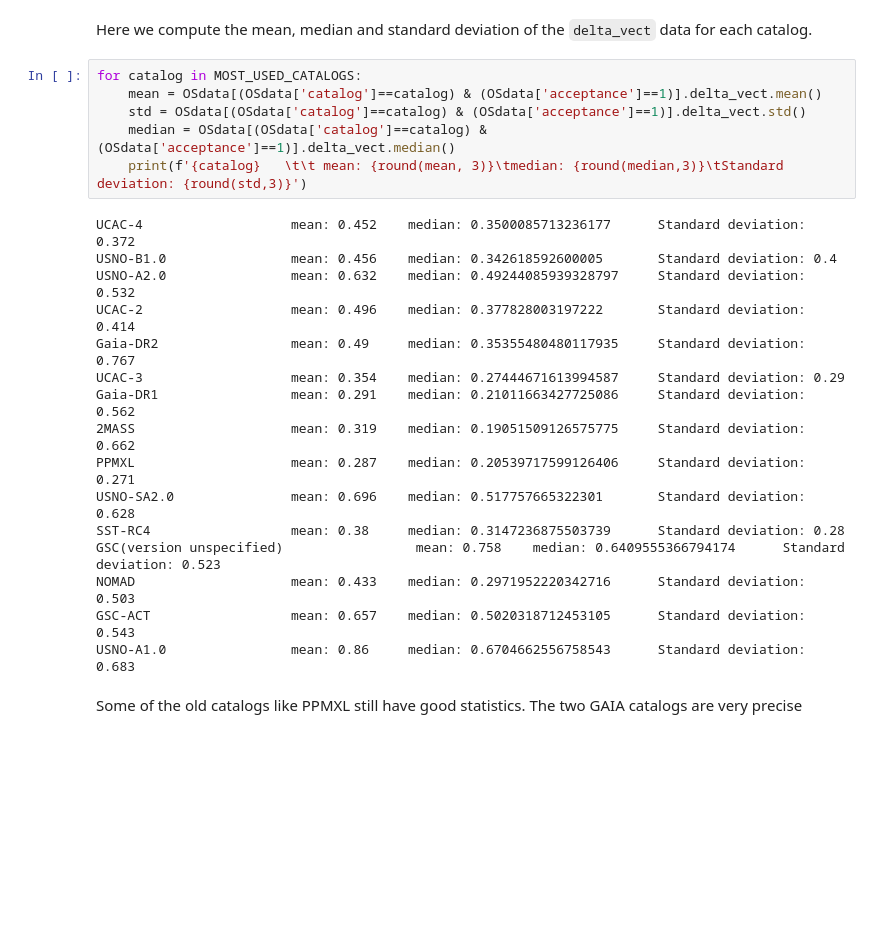
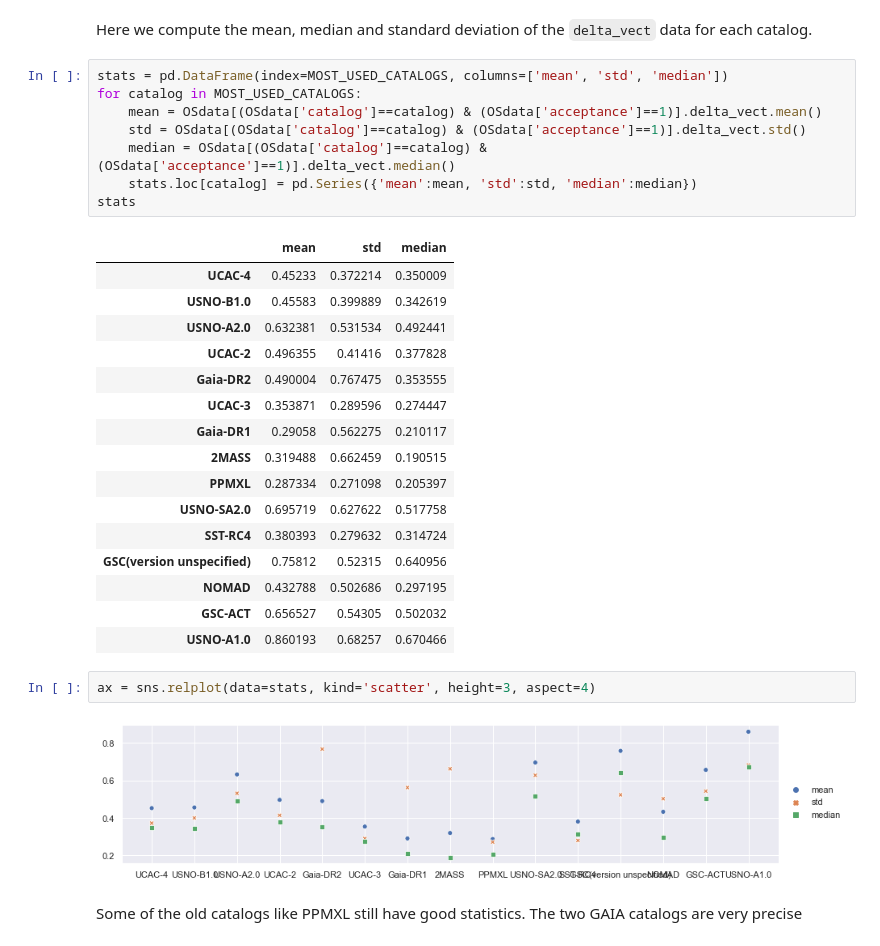
Before and after one commit to Keith-Maxwell/DynAstVO-Stats, a Jupyter notebook: Visualisation_DynAstVO.ipynb, the cells around one changed output. Drawn from its saved outputs; the diff is of its cells as text; blank space fills up the shorter version.

```diff
--- a/Visualisation_DynAstVO.ipynb
+++ b/Visualisation_DynAstVO.ipynb
@@ -198,27 +190,34 @@ OSdata['delta_vect'] = OSdata.apply(lambda row: np.sqrt(row.RA_delta**2 + row.DE
 # %% [markdown]
 Here we compute the mean, median and standard deviation of the `delta_vect` data for each catalog.
 # %%
+stats = pd.DataFrame(index=MOST_USED_CATALOGS, columns=['mean', 'std', 'median'])
 for catalog in MOST_USED_CATALOGS:
     mean = OSdata[(OSdata['catalog']==catalog) & (OSdata['acceptance']==1)].delta_vect.mean()
     std = OSdata[(OSdata['catalog']==catalog) & (OSdata['acceptance']==1)].delta_vect.std()
     median = OSdata[(OSdata['catalog']==catalog) & (OSdata['acceptance']==1)].delta_vect.median()
-    print(f'{catalog}   \t\t mean: {round(mean, 3)}\tmedian: {round(median,3)}\tStandard deviation: {round(std,3)}')
+    stats.loc[catalog] = pd.Series({'mean':mean, 'std':std, 'median':median})
+stats
 # %% [output]
-UCAC-4                   mean: 0.452    median: 0.3500085713236177      Standard deviation: 0.372
-USNO-B1.0                mean: 0.456    median: 0.342618592600005       Standard deviation: 0.4
-USNO-A2.0                mean: 0.632    median: 0.49244085939328797     Standard deviation: 0.532
-UCAC-2                   mean: 0.496    median: 0.377828003197222       Standard deviation: 0.414
-Gaia-DR2                 mean: 0.49     median: 0.35355480480117935     Standard deviation: 0.767
-UCAC-3                   mean: 0.354    median: 0.27444671613994587     Standard deviation: 0.29
-Gaia-DR1                 mean: 0.291    median: 0.21011663427725086     Standard deviation: 0.562
-2MASS                    mean: 0.319    median: 0.19051509126575775     Standard deviation: 0.662
-PPMXL                    mean: 0.287    median: 0.20539717599126406     Standard deviation: 0.271
-USNO-SA2.0               mean: 0.696    median: 0.517757665322301       Standard deviation: 0.628
-SST-RC4                  mean: 0.38     median: 0.3147236875503739      Standard deviation: 0.28
-GSC(version unspecified)                 mean: 0.758    median: 0.6409555366794174      Standard deviation: 0.523
-NOMAD                    mean: 0.433    median: 0.2971952220342716      Standard deviation: 0.503
-GSC-ACT                  mean: 0.657    median: 0.5020318712453105      Standard deviation: 0.543
-USNO-A1.0                mean: 0.86     median: 0.6704662556758543      Standard deviation: 0.683
+|  | mean | std | median |
+| UCAC-4 | 0.45233 | 0.372214 | 0.350009 |
+| USNO-B1.0 | 0.45583 | 0.399889 | 0.342619 |
+| USNO-A2.0 | 0.632381 | 0.531534 | 0.492441 |
+| UCAC-2 | 0.496355 | 0.41416 | 0.377828 |
+| Gaia-DR2 | 0.490004 | 0.767475 | 0.353555 |
+| UCAC-3 | 0.353871 | 0.289596 | 0.274447 |
+| Gaia-DR1 | 0.29058 | 0.562275 | 0.210117 |
+| 2MASS | 0.319488 | 0.662459 | 0.190515 |
+| PPMXL | 0.287334 | 0.271098 | 0.205397 |
+| USNO-SA2.0 | 0.695719 | 0.627622 | 0.517758 |
+| SST-RC4 | 0.380393 | 0.279632 | 0.314724 |
+| GSC(version unspecified) | 0.75812 | 0.52315 | 0.640956 |
+| NOMAD | 0.432788 | 0.502686 | 0.297195 |
+| GSC-ACT | 0.656527 | 0.54305 | 0.502032 |
+| USNO-A1.0 | 0.860193 | 0.68257 | 0.670466 |
+# %%
+ax = sns.relplot(data=stats, kind='scatter', height=3, aspect=4)
+# %% [output]
+[figure, added]
 # %% [markdown]
 Some of the old catalogs like PPMXL still have good statistics. The two GAIA catalogs are very precise
 # %%
```
Also changed, not shown: parts of 2 cells of this notebook, 1 other file.
